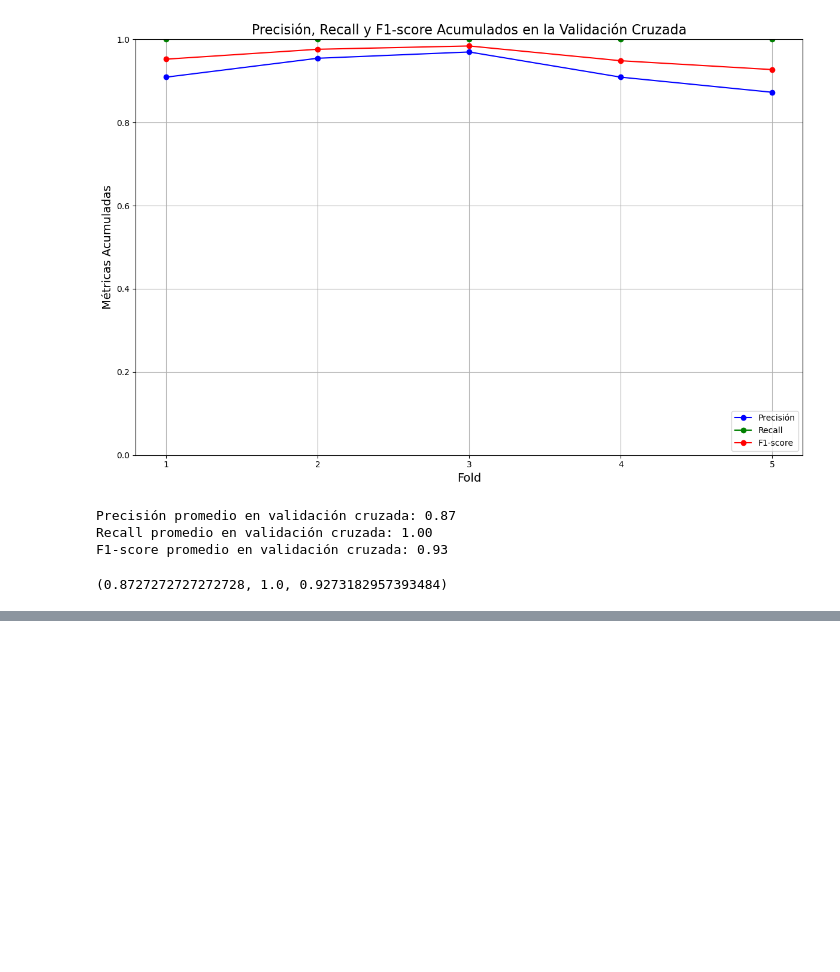
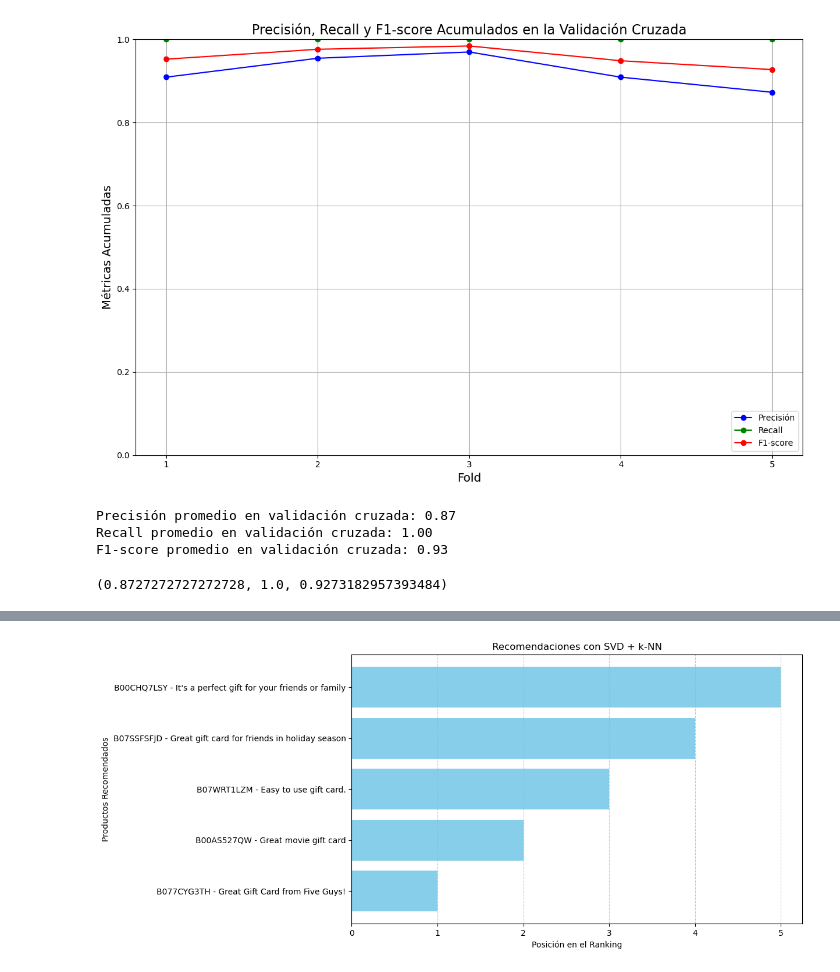
Before and after one commit to Oscarhendrix666/Recommendation-Systems---University-project, a Jupyter notebook: proyecto-sistemas-de-recomendaciones.ipynb, the cells around one changed output, grey strips where cells are left out. Cells and saved outputs as stored; diff of their text form; code cells hidden in the pictures; blank space fills up the shorter version.

```diff
--- a/proyecto-sistemas-de-recomendaciones.ipynb
+++ b/proyecto-sistemas-de-recomendaciones.ipynb
@@ -455,0 +527,22 @@ F1-score promedio en validación cruzada: 0.93
+# %%
+# Función para graficar las recomendaciones SVD + k-NN
+def plot_svd_knn_recommendations(recommendations):
+
+    if not recommendations:
+        print("No hay recomendaciones para graficar.")
+        return
+
+    # Crear el gráfico de barras
+    plt.figure(figsize=(10, 6))
+    plt.barh(recommendations, range(len(recommendations), 0, -1), color='skyblue')
+    plt.xlabel('Posición en el Ranking')
+    plt.ylabel('Productos Recomendados')
+    plt.title('Recomendaciones con SVD + k-NN')
+    plt.gca().invert_yaxis()  # Invertir el eje Y para mostrar el más relevante arriba
+    plt.grid(axis='x', linestyle='--', alpha=0.7)
+    plt.show()
+
+
+plot_svd_knn_recommendations(recomendaciones_svd_knn)
+# %% [output]
+[figure, added]
```
Also changed, not shown: parts of 9 cells of this notebook.
